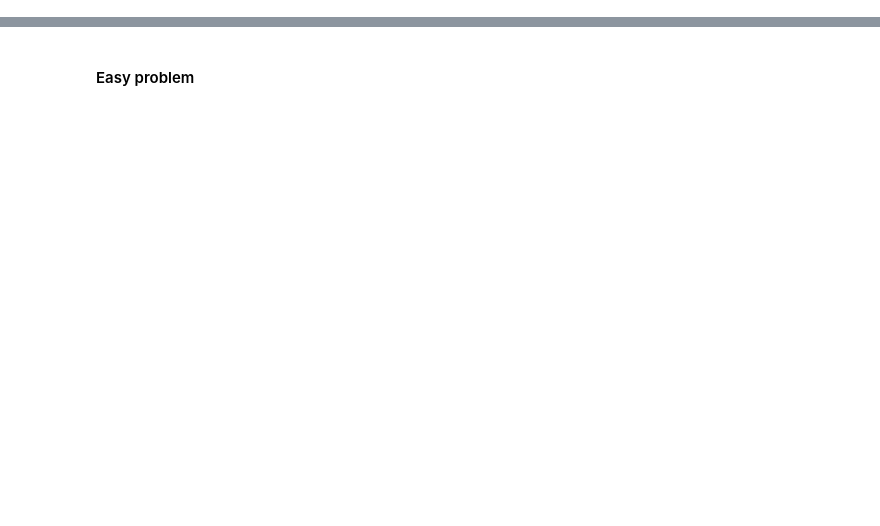
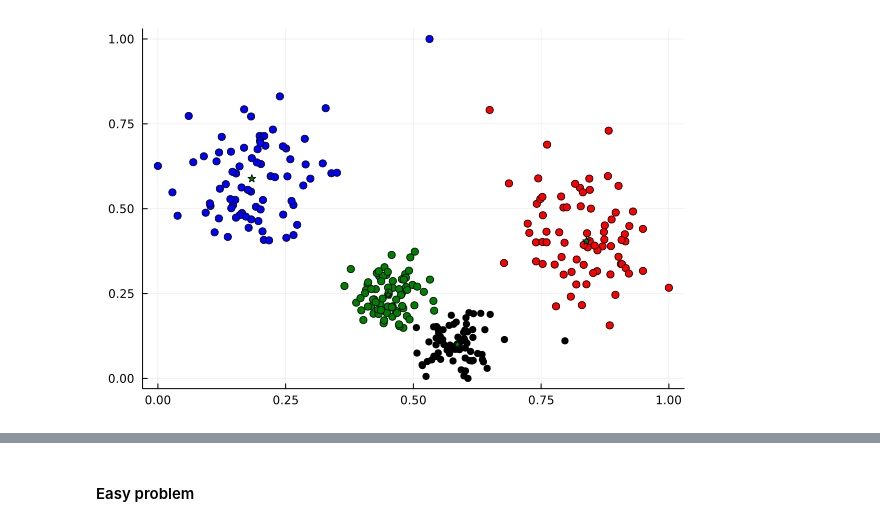
Before and after one commit to MattiaRavasio/Optimal_Kmeans, a Jupyter notebook: KmeansMattia.ipynb, the cells around one changed output, grey strips where cells are left out. Cells and saved outputs as stored; diff of their text form; code cells hidden in the pictures; blank space fills up the shorter version.

```diff
--- a/KmeansMattia.ipynb
+++ b/KmeansMattia.ipynb
@@ -114,0 +38,3 @@ plot!(centroids[:,1], centroids[:,2], seriestype=:scatter, legend=false, color=:
+# %%
+points = generate_points(4,300,2, [1,1,2,2]);
+centroids, assignment, obj_value = manhattan_optimal_kmenas(points, 4,300,2);
@@ -114,0 +59,8 @@ plot!(centroids[:,1], centroids[:,2], seriestype=:scatter, legend=false, color=:
+# %%
+mapping = Dict(1=>:black, 2=>:red, 3=>:blue, 4=>:green)
+colors = [mapping[v] for v in assignment];
+
+plot(points[:,1], points[:,2], seriestype=:scatter, legend=false, color=colors)
+plot!(centroids[:,1], centroids[:,2], seriestype=:scatter, legend=false, color=:green, markershape=:star5)
+# %% [output]
+[figure, added]
```
Also changed, not shown: parts of 33 cells of this notebook, 6 other files.
